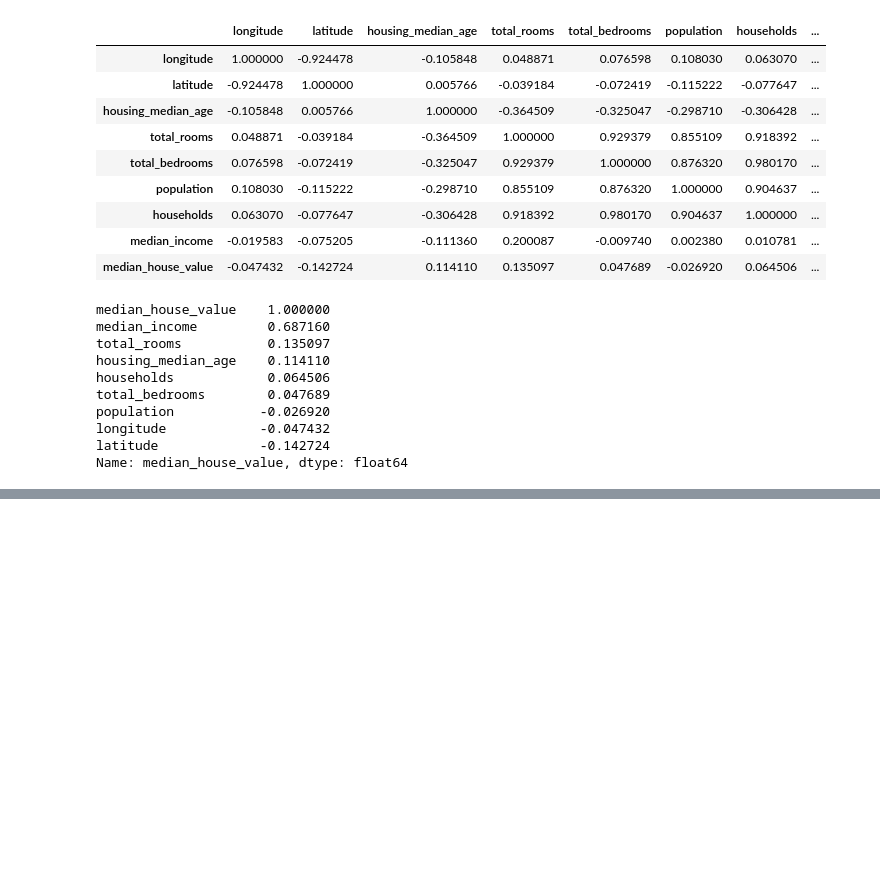
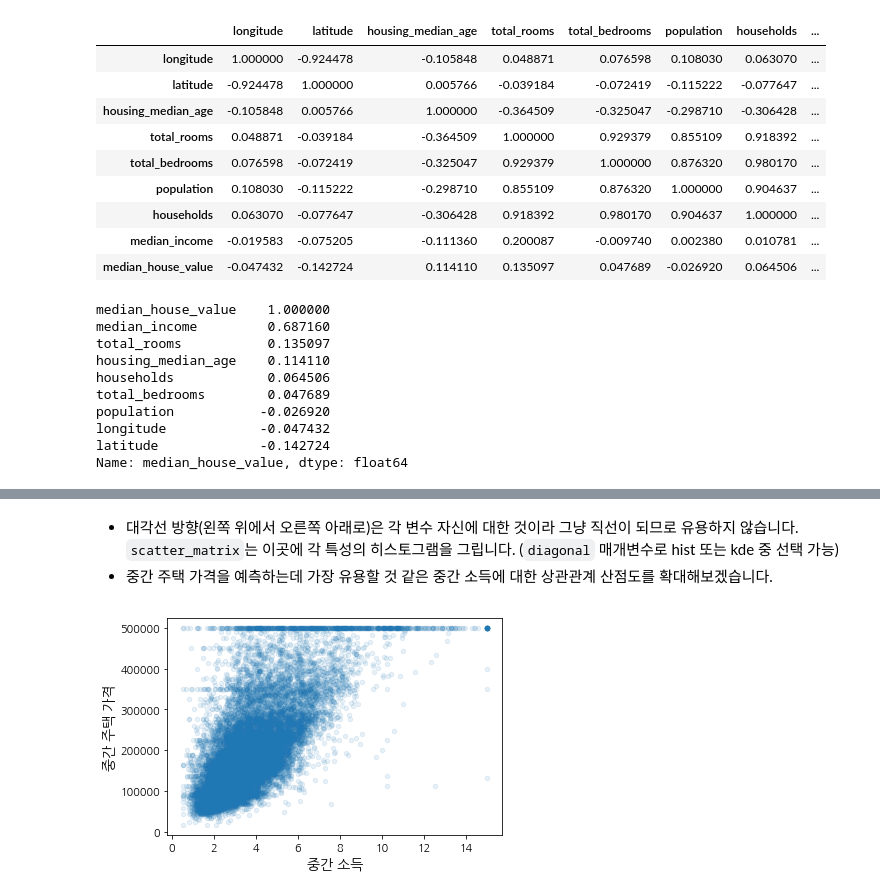
Before and after one commit to cloudallera/handson-ml, a Jupyter notebook: _mystudy/02_end_to_end_machine_learning_project.ipynb, the cells around one changed output, grey strips where cells are left out. Saved outputs shown, nothing was run; the diff lists cells and outputs as text; code cells hidden in the pictures; blank space fills up the shorter version.

```diff
--- a/_mystudy/02_end_to_end_machine_learning_project.ipynb
+++ b/_mystudy/02_end_to_end_machine_learning_project.ipynb
@@ -509,0 +576,11 @@ Name: median_house_value, dtype: float64
+# %% [markdown]
+- 대각선 방향(왼쪽 위에서 오른쪽 아래로)은 각 변수 자신에 대한 것이라 그냥 직선이 되므로 유용하지 않습니다.<br>
+   `scatter_matrix`는 이곳에 각 특성의 히스토그램을 그립니다. (`diagonal` 매개변수로 hist 또는 kde 중 선택 가능)
+- 중간 주택 가격을 예측하는데 가장 유용할 것 같은 중간 소득에 대한 상관관계 산점도를 확대해보겠습니다.
+# %%
+housing.plot(kind="scatter", x="median_income", y="median_house_value", alpha=0.1)
+plt.xlabel("중간 소득")
+plt.ylabel("중간 주택 가격")
+plt.show()
+# %% [output]
+[figure, added]
```
Also changed, not shown: parts of 50 cells of this notebook.
